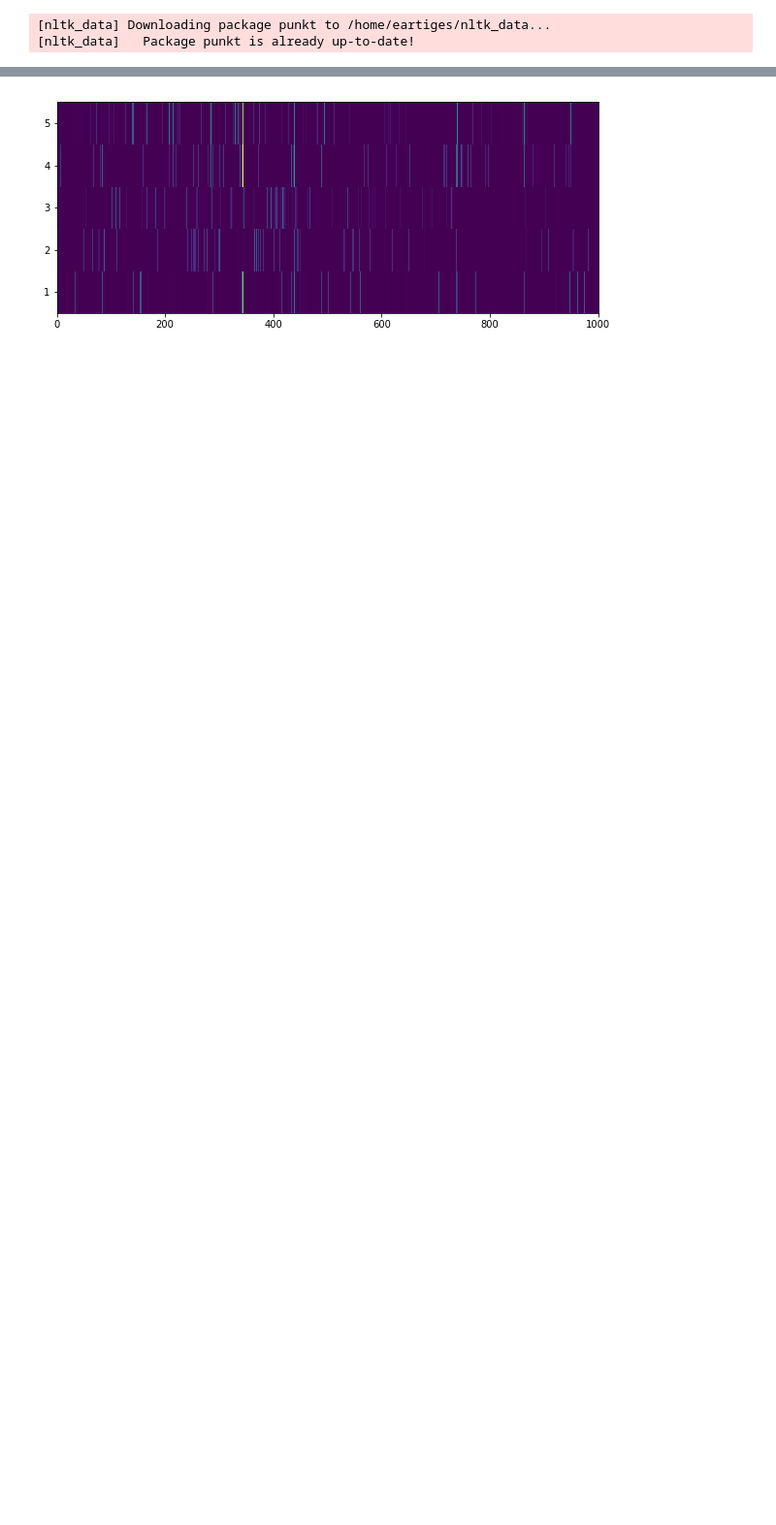
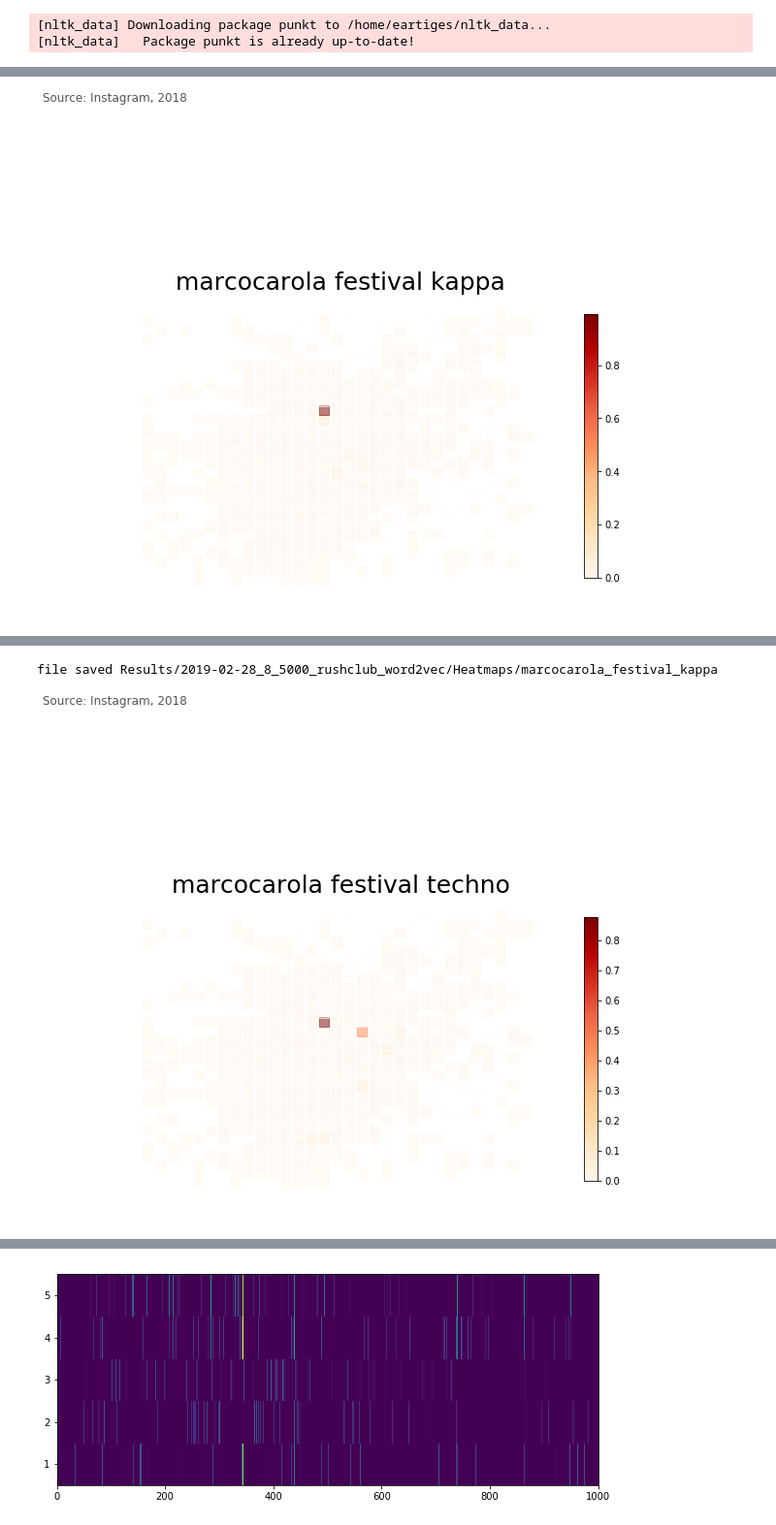
Before and after one commit to EArtiges/Lagrange_Progetto, a Jupyter notebook: TorInstagram_Git.ipynb, the cells around one changed output, grey strips where cells are left out. Shown at 97% size. Drawn from its saved outputs; the diff is of its cells as text; code cells hidden in the pictures; blank space fills up the shorter version.

```diff
--- a/TorInstagram_Git.ipynb
+++ b/TorInstagram_Git.ipynb
@@ -711,8 +755,9 @@ df_classified=pd.read_pickle('PKL_files/df_classified_chkpt5.pkl')
 # %%
 if 1:
     step_m=.5
-    start=datetime(2010,10,1)
-    stop=datetime(2018,12,12)
+    all_dates=[s.date() for s in df_new_index.date.tolist()]
+    start=min(all_dates) #datetime(2010,10,1)
+    stop=max(all_dates) #datetime(2018,12,1)
     flags=IL.TimeFlags(start,stop,'months',1)
     slices=[(f,f+relativedelta(months=1)) for f in flags]
     lat1,lat2,step_lat,lon1,lon2,step_lon,to_bin_lon,to_bin_lat = IL.build_grid(df_new,step_m)
@@ -727,7 +772,6 @@ if 1:
     df_new_index['date'] = pd.to_datetime(df_new_index['date'], errors='coerce')
     df_new_index['year_month'] = list(zip(df_new_index['date'].dt.year, df_new_index['date'].dt.month)) #add a month column
     yearmin=min([y[0] for y in df_new_index.year_month.tolist()])
-    df_new_index['month_abs']=[(e[0]-yearmin)*12+e[1] for e in df_new_index.year_month]
 # %% [output]
 (31.00000000000114, 31.000000000000007)
 A value is trying to be set on a copy of a slice from a DataFrame.
@@ -818,8 +862,9 @@ df_classified=pd.read_pickle('PKL_files/df_classified_chkpt5.pkl')
 # %%
 if 1:
     step_m=.5
-    start=datetime(2010,10,1)
-    stop=datetime(2018,12,12)
+    all_dates=[s.date() for s in df_new_index.date.tolist()]
+    start=min(all_dates) #datetime(2010,10,1)
+    stop=max(all_dates) #datetime(2018,12,1)
     flags=IL.TimeFlags(start,stop,'months',1)
     slices=[(f,f+relativedelta(months=1)) for f in flags]
     lat1,lat2,step_lat,lon1,lon2,step_lon,to_bin_lon,to_bin_lat = IL.build_grid(df_new,step_m)
@@ -834,7 +879,6 @@ if 1:
     df_new_index['date'] = pd.to_datetime(df_new_index['date'], errors='coerce')
     df_new_index['year_month'] = list(zip(df_new_index['date'].dt.year, df_new_index['date'].dt.month)) #add a month column
     yearmin=min([y[0] for y in df_new_index.year_month.tolist()])
-    df_new_index['month_abs']=[(e[0]-yearmin)*12+e[1] for e in df_new_index.year_month]
 # %% [output]
 (31.00000000000114, 31.000000000000007)
 A value is trying to be set on a copy of a slice from a DataFrame.
@@ -946,12 +990,12 @@ for s in ['recycle']:
         pass
 # %%
 reload(IL)
-start=30
-stop=92
+start_spl=30
+stop_spl=92
 n_topics=8
 n_features=5000
 
-sampling=True
+sampling=False
 mat_export=True
 seeded=False
 expanded=False
@@ -998,9 +1042,12 @@ monuments=False
 #seed = 'hidden'
 #seed = 'wine'
 #seed = 'architect'
-seed = 'greenarchitecture'
+#seed = 'greenarchitecture'
+seed= 'rushclub'
+#seed='fluido'
+#seed='chaletclub'
 
-df_classified=pd.read_pickle('PKL_files/df_classified_chkpt5.pkl')
+#df_classified=pd.read_pickle('PKL_files/df_classified_chkpt5.pkl')
 
 all_stopwords=IL.stopwords(monuments)
 
@@ -1041,10 +1072,10 @@ model_1.wv.most_similar(['archeologiaindustriale'])
 # %%
-path=IL.file_tree2(seeded,expanded,n_features,sampling,flags,start,n_topics,monuments,len(list_reviews_all),seed=seed)
+path=IL.file_tree2(seeded,expanded,n_features,sampling,flags,start_spl,n_topics,monuments,len(list_reviews_all),seed=seed)
 reload(IL)
 for sample_run in xrange(1):
     if sampling:
         print 'SPL'
-        df_toNTF=IL.dataframe_sampled(df_classified,start)
+        df_toNTF=IL.dataframe_sampled(df_classified,start_spl)
         counts = vectorizer_s.fit_transform([''.join(list(set(df_toNTF[col].tolist()))) for col in df_toNTF.columns])
         #counts = pickle.load( open( 'PKL_files/counts_stemmed_sampled.pkl', "rb" ) )
         vectorizer_new = StemmedCountVectorizer(max_df=0.95, max_features=n_features, analyzer="word", stop_words=all_stopwords,vocabulary=vectorizer_s.vocabulary_)
@@ -1138,7 +1148,9 @@ pickle.dump(A, open(path+'pickle/A.pkl','wb'))
 pickle.dump(B, open(path+'pickle/B.pkl','wb'))
 pickle.dump(C, open(path+'pickle/C.pkl','wb'))
 pickle.dump(Coordinates, open(path+'pickle/Grid.pkl','wb'))
+pickle.dump(df_classified.columns.tolist(), open(path+'pickle/timeline.pkl','wb'))
 f = open(path+'pickle/Vocabulary.csv', 'w')
 for item in feature_names:
     f.write("%s\n" % item.encode('utf-8'))
 f.close()
+# %% [output]
@@ -1144,0 +1160 @@ f.close()
+[figure, added]
@@ -1144,0 +1162,2 @@ f.close()
+file saved Results/2019-02-28_8_5000_rushclub_word2vec/Heatmaps/marcocarola_festival_kappa
+[figure, added]
```
Also changed, not shown: parts of 75 cells of this notebook, 15 other files.
